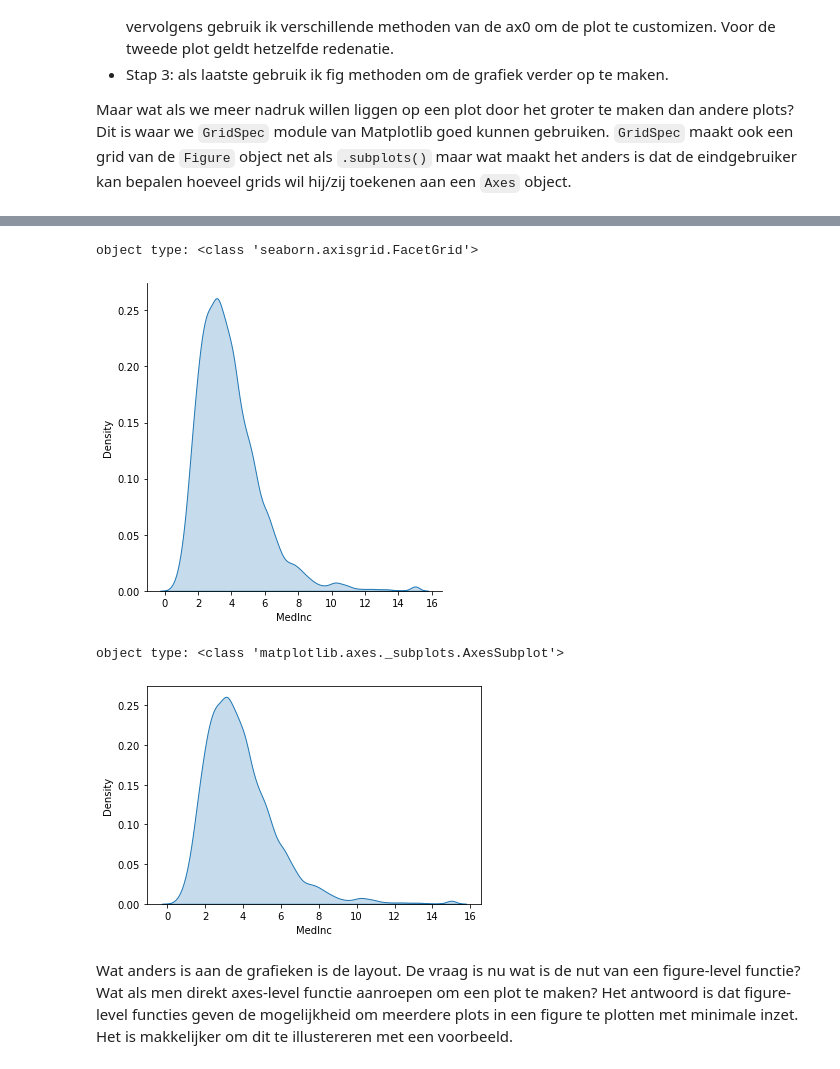
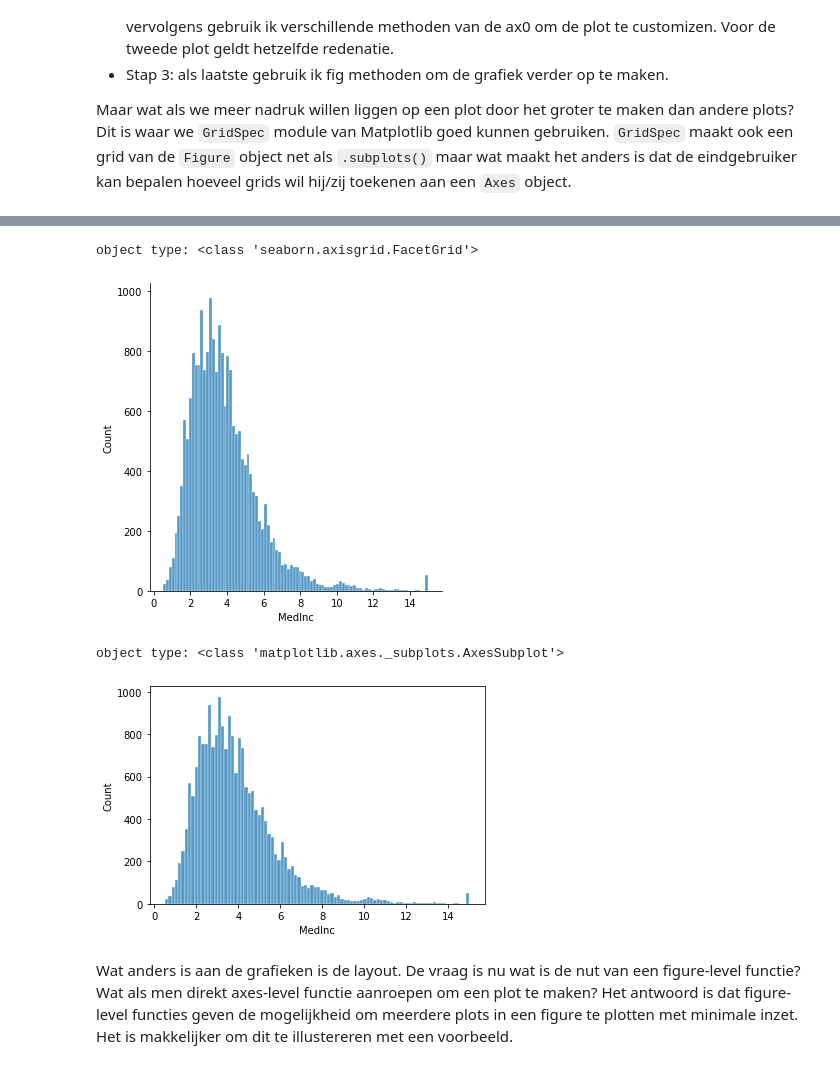
Before and after one commit to ChPmn/MatplotlibTutorial, a Jupyter notebook: tutorial_notebook.ipynb, the cells around one changed output, grey strips where cells are left out. Saved outputs shown, nothing was run; the diff lists cells and outputs as text; code cells hidden in the pictures.

```diff
--- a/tutorial_notebook.ipynb
+++ b/tutorial_notebook.ipynb
@@ -178,15 +184,15 @@ Verder er zit een hierarchie in de plot functies van seaborn dat is figure-level
 # %%
-figure_level = sns.displot(data=df, x='MedInc', kind='kde', fill=True)
+figure_level = sns.displot(data=df, x='MedInc', kind='hist', edgecolor="w")
 print(f'object type: {type(figure_level)}')
 # %% [output]
 object type: <class 'seaborn.axisgrid.FacetGrid'>
-[figure, old version]
+[figure, new version]
 # %%
-axes_level = sns.kdeplot(data=df, x='MedInc', shade=True)
+axes_level = sns.histplot(data=df, x='MedInc', edgecolor="w")
 print(f'object type: {type(axes_level)}')
 # %% [output]
 object type: <class 'matplotlib.axes._subplots.AxesSubplot'>
-[figure, old version]
+[figure, new version]
 # %% [markdown]
 Wat anders is aan de grafieken is de layout. De vraag is nu wat is de nut van een figure-level functie? Wat als men direkt axes-level functie aanroepen om een plot te maken? Het antwoord is dat figure-level functies geven de mogelijkheid om meerdere plots in een figure te plotten met minimale inzet. Het is makkelijker om dit te illustereren met een voorbeeld.
 # %%
```
Also changed, not shown: parts of 12 cells of this notebook.
